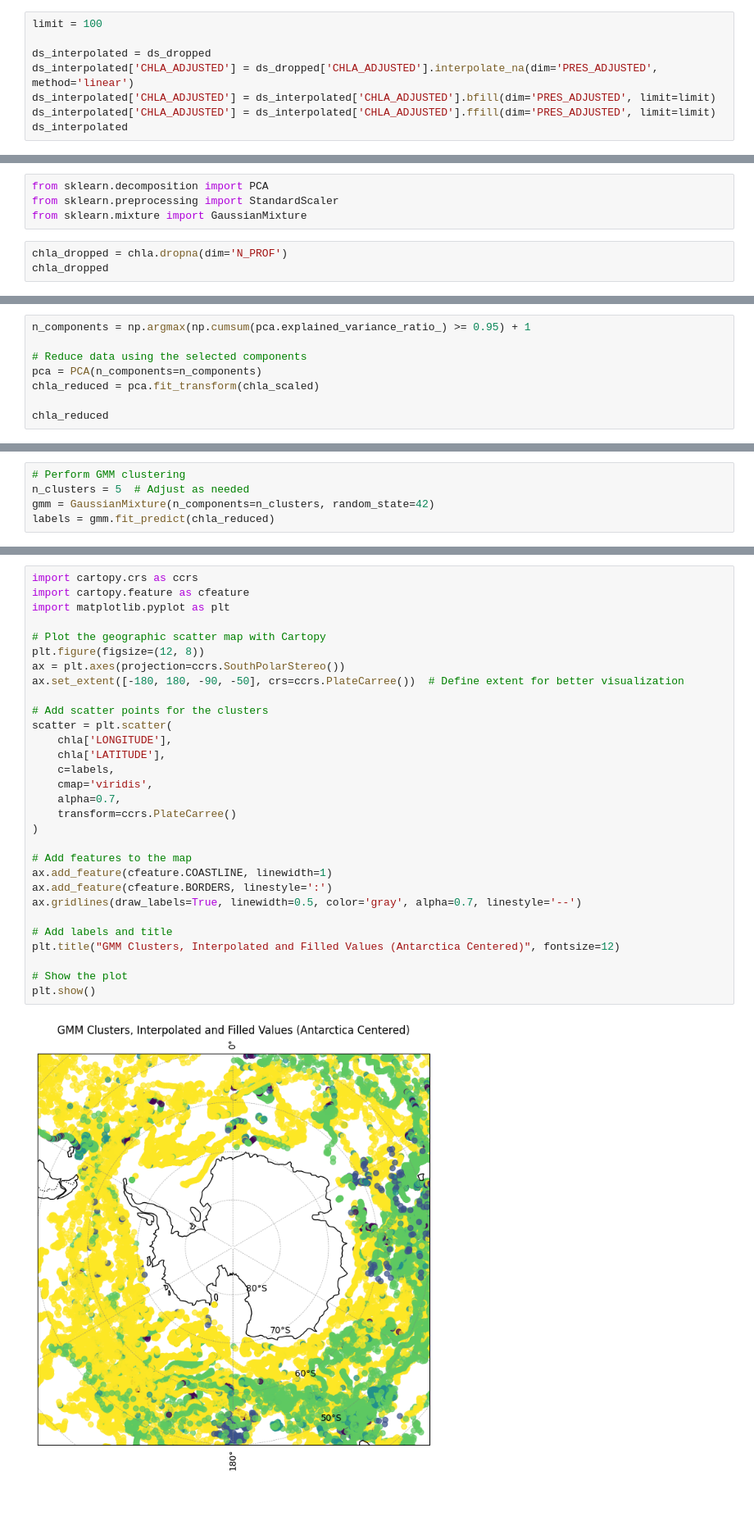
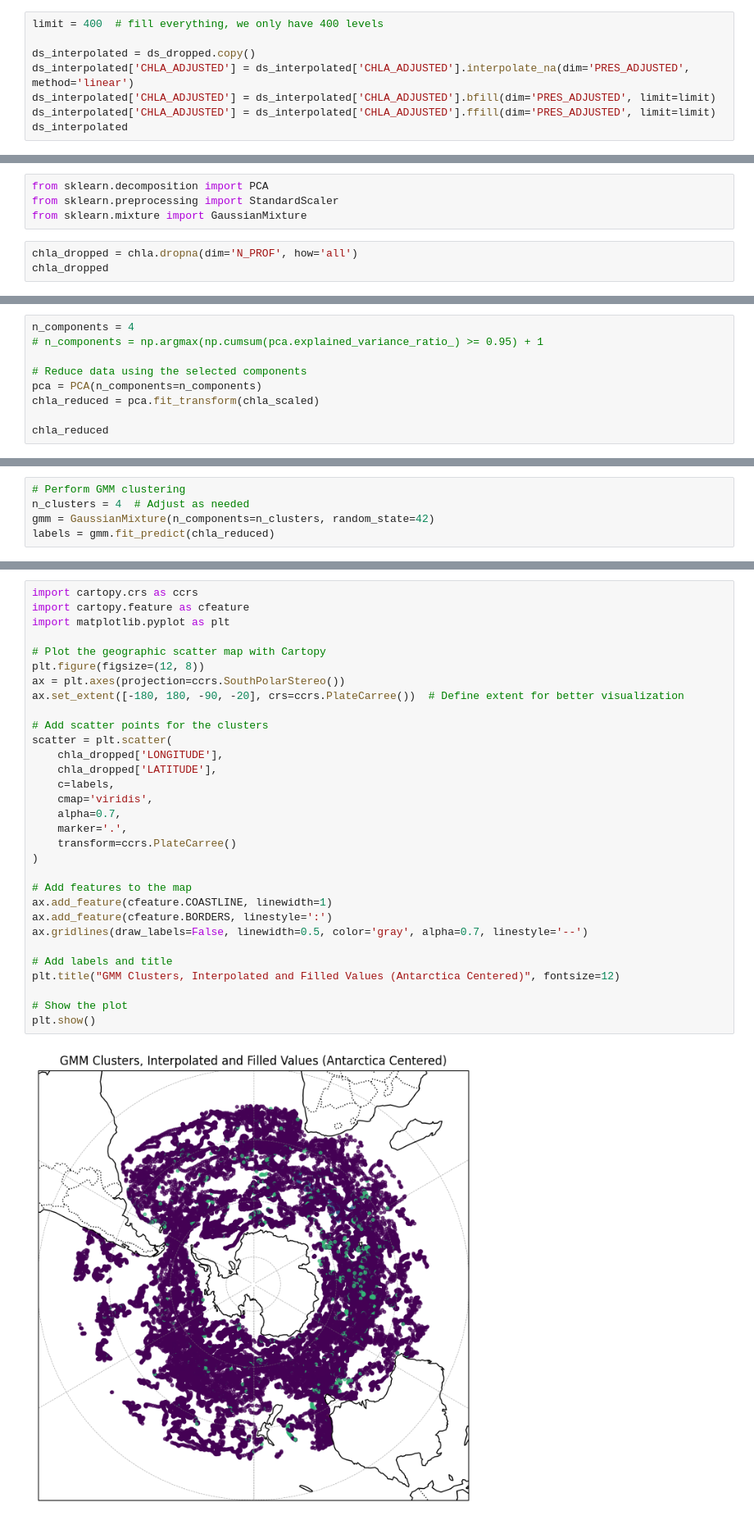
Before and after one commit to soupologist/southern-ocean-fronts, a Jupyter notebook: gmm.ipynb, the cells around one changed output, grey strips where cells are left out. Shown at 82% size. Drawn from its saved outputs; the diff is of its cells as text; blank space fills up the shorter version.

```diff
--- a/gmm.ipynb
+++ b/gmm.ipynb
@@ -128,8 +145,8 @@ array([[       nan, 0.201674  , 0.20103235, ..., 0.00443917, 0.007868  ,
 # %%
-limit = 100
+limit = 400  # fill everything, we only have 400 levels
 
-ds_interpolated = ds_dropped
-ds_interpolated['CHLA_ADJUSTED'] = ds_dropped['CHLA_ADJUSTED'].interpolate_na(dim='PRES_ADJUSTED', method='linear')
+ds_interpolated = ds_dropped.copy()
+ds_interpolated['CHLA_ADJUSTED'] = ds_interpolated['CHLA_ADJUSTED'].interpolate_na(dim='PRES_ADJUSTED', method='linear')
 ds_interpolated['CHLA_ADJUSTED'] = ds_interpolated['CHLA_ADJUSTED'].bfill(dim='PRES_ADJUSTED', limit=limit)
 ds_interpolated['CHLA_ADJUSTED'] = ds_interpolated['CHLA_ADJUSTED'].ffill(dim='PRES_ADJUSTED', limit=limit)
 ds_interpolated
@@ -232,6 +231,6 @@ from sklearn.decomposition import PCA
 from sklearn.preprocessing import StandardScaler
 from sklearn.mixture import GaussianMixture
 # %%
-chla_dropped = chla.dropna(dim='N_PROF')
+chla_dropped = chla.dropna(dim='N_PROF', how='all')
 chla_dropped
 # %% [output]
@@ -310,5 +319,6 @@ plt.show()
 # %%
-n_components = np.argmax(np.cumsum(pca.explained_variance_ratio_) >= 0.95) + 1
+n_components = 4
+# n_components = np.argmax(np.cumsum(pca.explained_variance_ratio_) >= 0.95) + 1
 
 # Reduce data using the selected components
 pca = PCA(n_components=n_components)
@@ -332,6 +342,6 @@ array([[-5.12868190e-01,  6.82076612e-01, -2.71612775e-01, ...,
 # %%
 # Perform GMM clustering
-n_clusters = 5  # Adjust as needed
+n_clusters = 4  # Adjust as needed
 gmm = GaussianMixture(n_components=n_clusters, random_state=42)
 labels = gmm.fit_predict(chla_reduced)
 # %%
@@ -371,32 +382,33 @@ plt.show()
 # %%
 import cartopy.crs as ccrs
 import cartopy.feature as cfeature
 import matplotlib.pyplot as plt
 
 # Plot the geographic scatter map with Cartopy
 plt.figure(figsize=(12, 8))
 ax = plt.axes(projection=ccrs.SouthPolarStereo())
-ax.set_extent([-180, 180, -90, -50], crs=ccrs.PlateCarree())  # Define extent for better visualization
+ax.set_extent([-180, 180, -90, -20], crs=ccrs.PlateCarree())  # Define extent for better visualization
 
 # Add scatter points for the clusters
 scatter = plt.scatter(
-    chla['LONGITUDE'],
-    chla['LATITUDE'],
+    chla_dropped['LONGITUDE'],
+    chla_dropped['LATITUDE'],
     c=labels,
     cmap='viridis',
     alpha=0.7,
+    marker='.',
     transform=ccrs.PlateCarree()
 )
 
 # Add features to the map
 ax.add_feature(cfeature.COASTLINE, linewidth=1)
 ax.add_feature(cfeature.BORDERS, linestyle=':')
-ax.gridlines(draw_labels=True, linewidth=0.5, color='gray', alpha=0.7, linestyle='--')
+ax.gridlines(draw_labels=False, linewidth=0.5, color='gray', alpha=0.7, linestyle='--')
 
 # Add labels and title
 plt.title("GMM Clusters, Interpolated and Filled Values (Antarctica Centered)", fontsize=12)
 
 # Show the plot
 plt.show()
 # %% [output]
-[figure, old version]
+[figure, new version]
```
Also changed, not shown: parts of 21 cells of this notebook.
